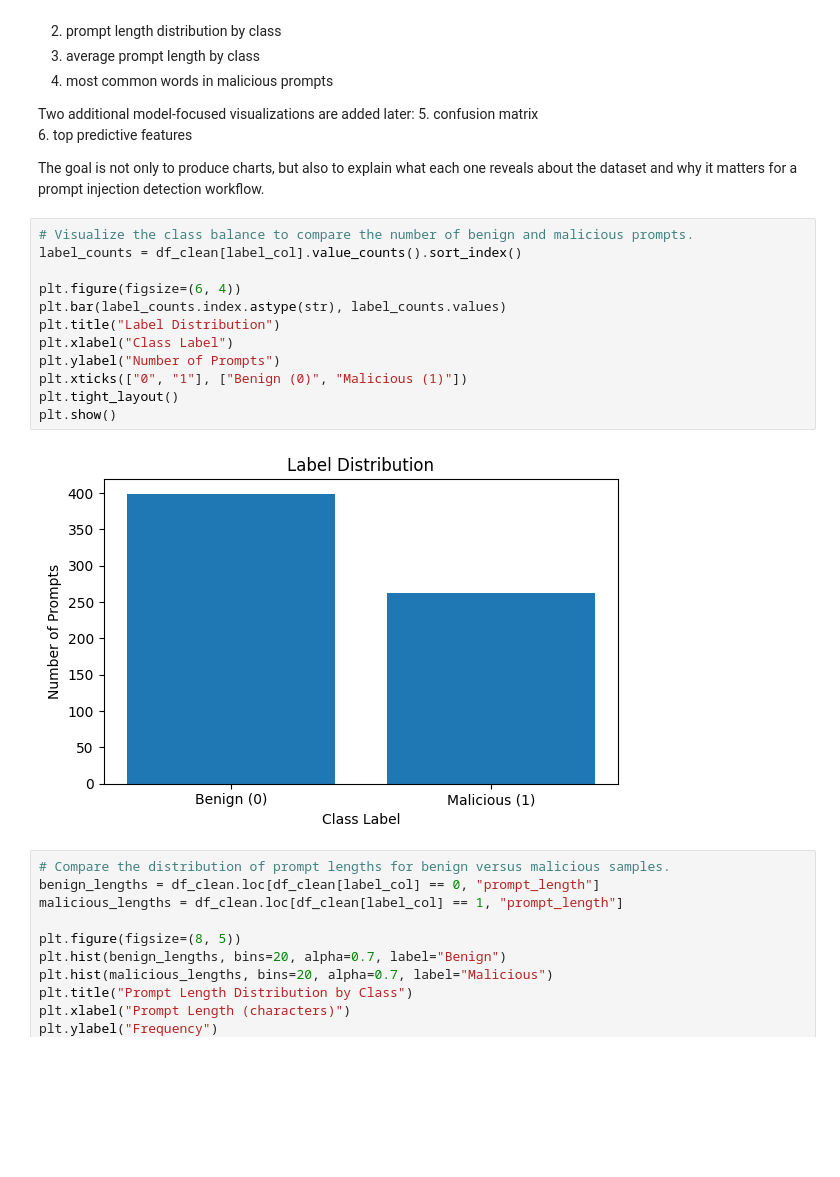
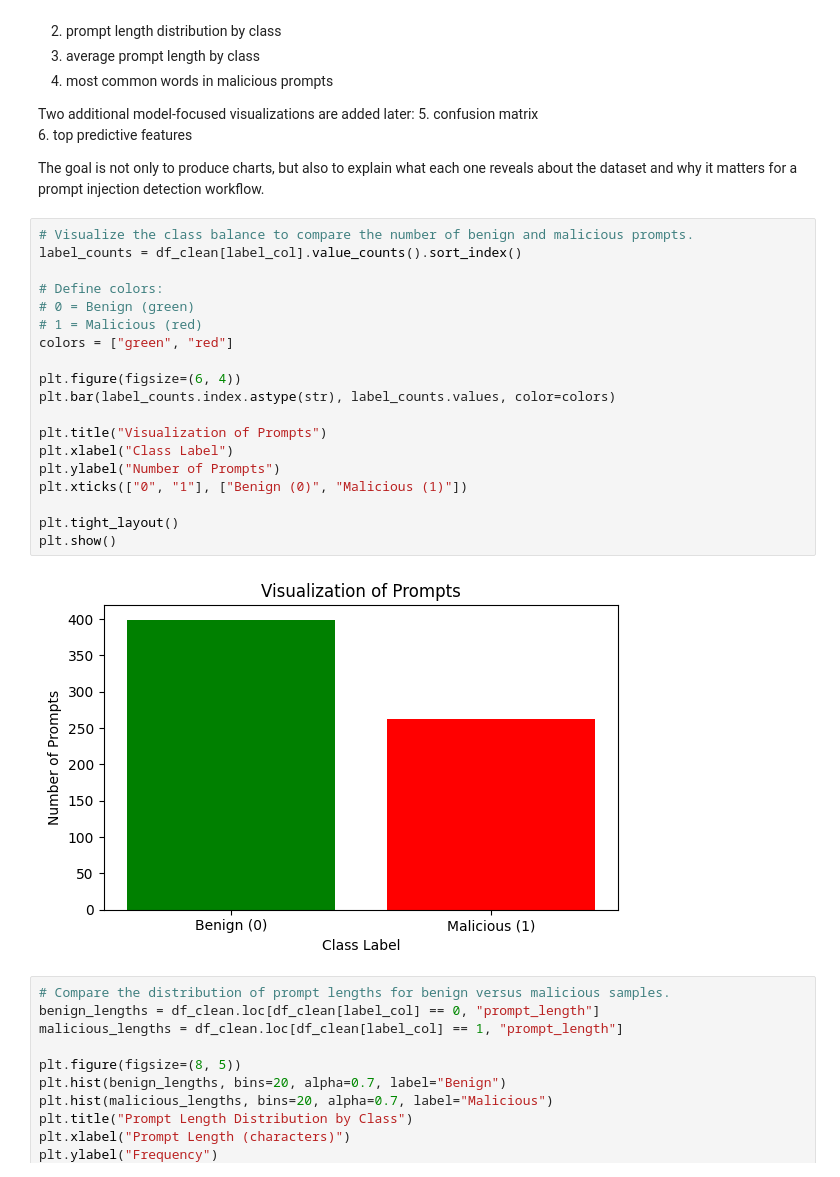
Before and after one commit to msmith-itsec/ai-programming-foundations-project, a Jupyter notebook: data_workflow.ipynb, the cells around one changed output. Cells and saved outputs as stored; diff of their text form; blank space fills up the shorter version.

```diff
--- a/data_workflow.ipynb
+++ b/data_workflow.ipynb
@@ -334,17 +332,24 @@ The goal is not only to produce charts, but also to explain what each one reveal
 # %%
 # Visualize the class balance to compare the number of benign and malicious prompts.
 label_counts = df_clean[label_col].value_counts().sort_index()
 
+# Define colors:
+# 0 = Benign (green)
+# 1 = Malicious (red)
+colors = ["green", "red"]
+
 plt.figure(figsize=(6, 4))
-plt.bar(label_counts.index.astype(str), label_counts.values)
-plt.title("Label Distribution")
+plt.bar(label_counts.index.astype(str), label_counts.values, color=colors)
+
+plt.title("Visualization of Prompts")
 plt.xlabel("Class Label")
 plt.ylabel("Number of Prompts")
 plt.xticks(["0", "1"], ["Benign (0)", "Malicious (1)"])
+
 plt.tight_layout()
 plt.show()
 # %% [output]
-[figure, old version]
+[figure, new version]
 # %%
 # Compare the distribution of prompt lengths for benign versus malicious samples.
 benign_lengths = df_clean.loc[df_clean[label_col] == 0, "prompt_length"]
```
Also changed, not shown: parts of 4 cells of this notebook, 3 other files.
